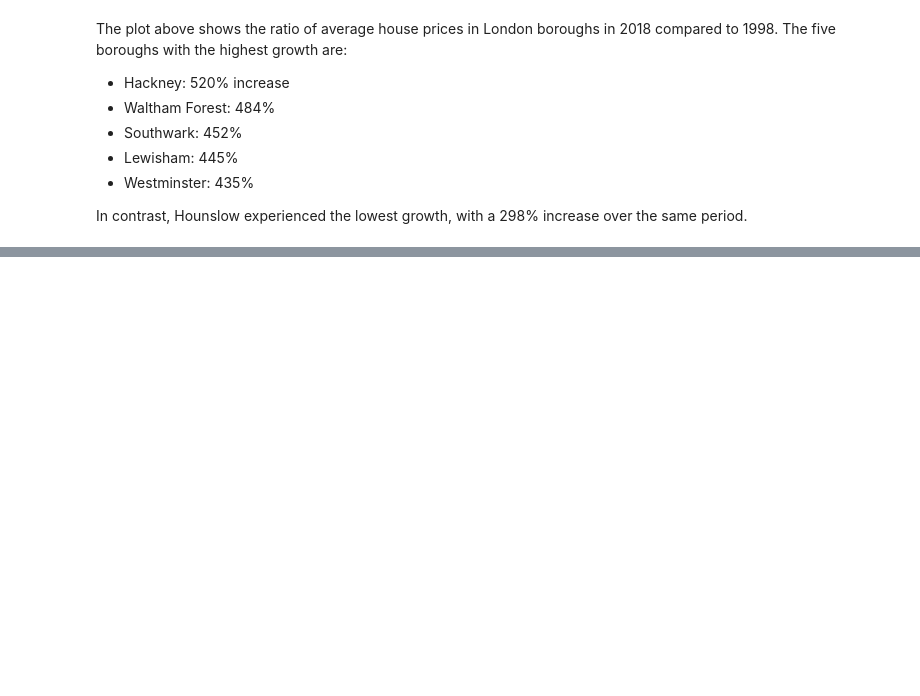
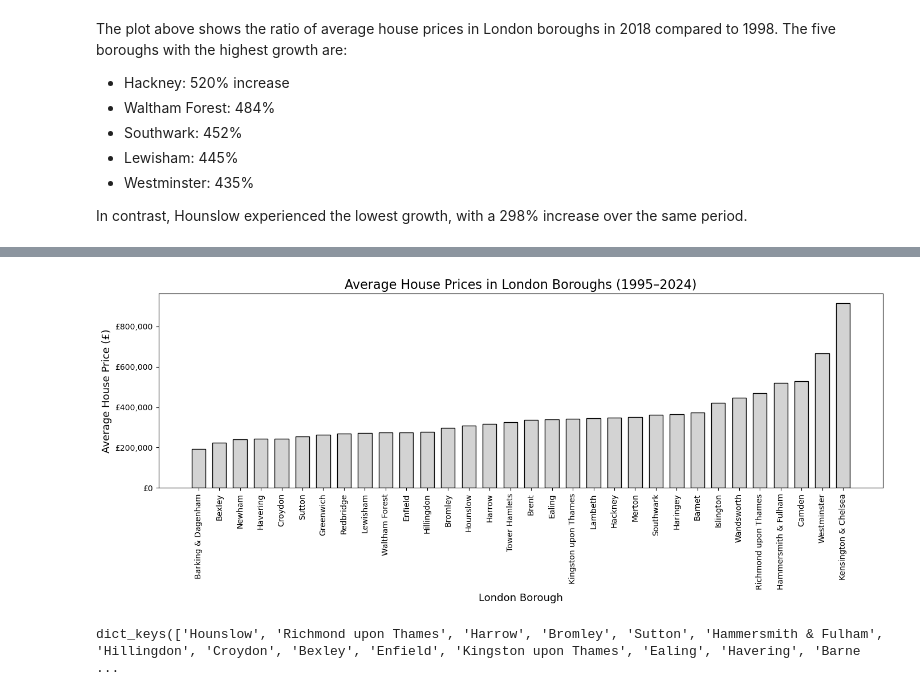
Before and after one commit to zjadidi/Springboard, a Jupyter notebook: Unit4-Tier3/Unit4-Tier3-zj.ipynb, the cells around one changed output, grey strips where cells are left out. Saved outputs shown, nothing was run; the diff lists cells and outputs as text; code cells hidden in the pictures; blank space fills up the shorter version.

```diff
--- a/Unit4-Tier3/Unit4-Tier3-zj.ipynb
+++ b/Unit4-Tier3/Unit4-Tier3-zj.ipynb
@@ -487,0 +512,17 @@ In contrast, Hounslow experienced the lowest growth, with a 298% increase over t
+# %%
+#  list of 32 London boroughs
+london_boroughs = [
+    'Hounslow', 'Richmond upon Thames', 'Harrow', 'Bromley', 'Sutton',
+    'Hammersmith & Fulham', 'Hillingdon', 'Croydon', 'Bexley', 'Enfield',
+    'Kingston upon Thames', 'Ealing', 'Havering', 'Barnet', 'Redbridge',
+    'Tower Hamlets', 'Merton', 'Wandsworth', 'Greenwich', 'Islington',
+    'Brent', 'Barking & Dagenham', 'Camden', 'Lambeth', 'Kensington & Chelsea',
+    'Haringey', 'Newham', 'Westminster', 'Lewisham', 'Southwark',
+    'Waltham Forest', 'Hackney'
+]
+
+filtered_avg = yearly_avg[yearly_avg['Borough'].isin(london_boroughs)]
+
+filtered_avg = filtered_avg.sort_values(by='Price').reset_index(drop=True)
+
+filtered_avg
@@ -487,0 +547,41 @@ In contrast, Hounslow experienced the lowest growth, with a 298% increase over t
+# %%
+import numpy as np
+import matplotlib.pyplot as plt
+
+# Extract boroughs and prices
+keys = list(filtered_avg['Borough'])
+values = list(filtered_avg['Price'])
+
+# Manual x-axis spacing
+x_pos = [i * 1.5 for i in range(len(keys))]
+
+# Create figure
+plt.figure(figsize=(14, 6))
+
+# Plot the bars
+plt.bar(x=x_pos, height=values, width=1, color='lightgray', edgecolor='black')
+
+# Set x-ticks and labels
+plt.xticks(x_pos, keys, rotation=90)
+
+# Axis labels and title
+plt.xlabel("London Borough", fontsize=13)
+plt.ylabel("Average House Price (£)", fontsize=13)
+plt.title("Average House Prices in London Boroughs (1995–2024)", fontsize=16)
+
+# Format y-axis with pound and commas
+plt.ticklabel_format(axis='y', style='plain')  # disable scientific notation
+plt.gca().get_yaxis().set_major_formatter(plt.FuncFormatter(lambda x, _: f"£{int(x):,}"))
+
+# Adjust layout
+plt.tight_layout()
+
+# Save the plot (optional)
+plt.savefig('Average_House_Prices_London_1995_2024.png', dpi=300, bbox_inches='tight')
+plt.show()
+# %% [output]
+[figure, added]
+# %%
+borough_price_ratio_sorted.keys()
+# %% [output]
+dict_keys(['Hounslow', 'Richmond upon Thames', 'Harrow', 'Bromley', 'Sutton', 'Hammersmith & Fulham', 'Hillingdon', 'Croydon', 'Bexley', 'Enfield', 'Kingston upon Thames', 'Ealing', 'Havering', 'Barne ...
```
Also changed, not shown: parts of 6 cells of this notebook, 1 other file.
